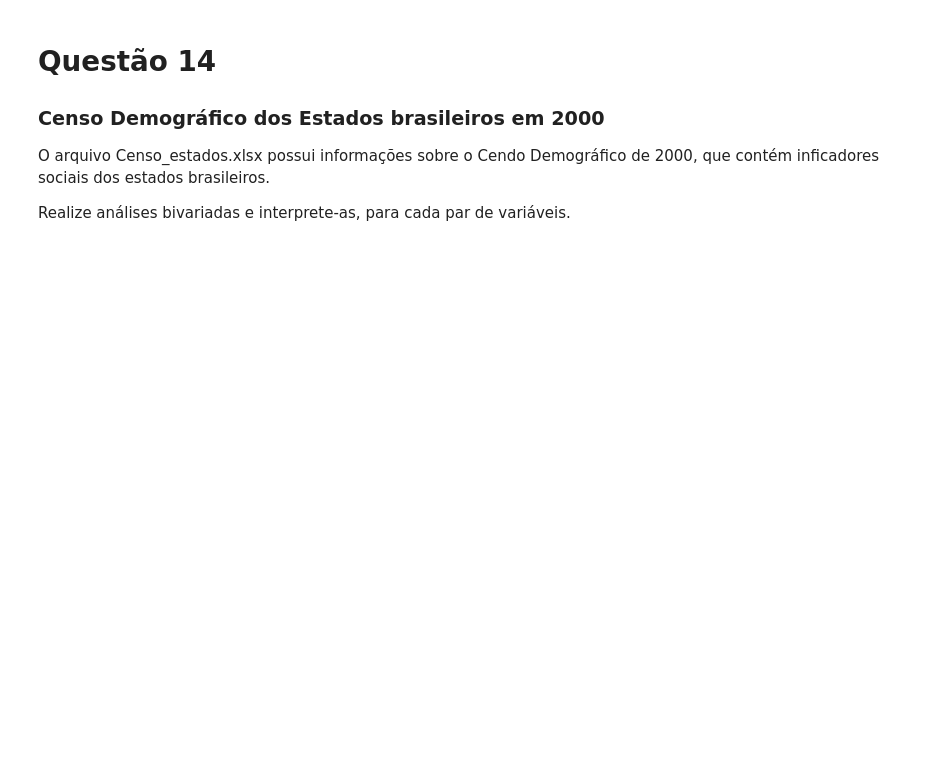
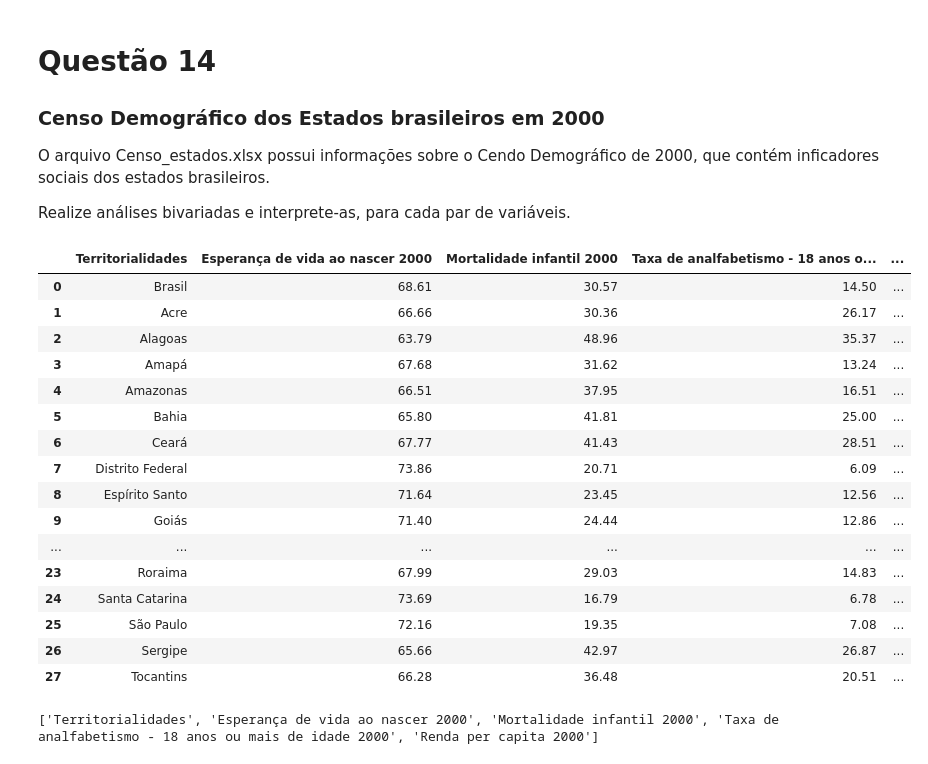
Before and after one commit to juliacereja/MetodosEstatisticos_26.2, a Jupyter notebook: aulas_praticas/15-revisao/Revisão.ipynb, the cells around one changed output. Drawn from its saved outputs; the diff is of its cells as text; code cells hidden in the pictures; blank space fills up the shorter version.

```diff
--- a/aulas_praticas/15-revisao/Revisão.ipynb
+++ b/aulas_praticas/15-revisao/Revisão.ipynb
@@ -1098,3 +1220,29 @@ O arquivo OECD_IDH_data.csv mostra os dados das Nações Unidas para os país
 O arquivo Censo_estados.xlsx possui informações sobre o Cendo Demográfico de 2000, que contém inficadores sociais dos estados brasileiros.
 
 Realize análises bivariadas e interprete-as, para cada par de variáveis.
+# %%
+censoestados = pd.read_excel('/Users/leonardorosa/Documents/poly a1/MetodosEstatisticos_26.2/aulas_praticas/15-revisao/Censo_estados.xlsx')
+
+censoestados
+# %% [output]
+|  | Territorialidades | Esperança de vida ao nascer 2000 | Mortalidade infantil 2000 | Taxa de analfabetismo - 18 anos o... | ... |
+| 0 | Brasil | 68.61 | 30.57 | 14.50 | ... |
+| 1 | Acre | 66.66 | 30.36 | 26.17 | ... |
+| 2 | Alagoas | 63.79 | 48.96 | 35.37 | ... |
+| 3 | Amapá | 67.68 | 31.62 | 13.24 | ... |
+| 4 | Amazonas | 66.51 | 37.95 | 16.51 | ... |
+| 5 | Bahia | 65.80 | 41.81 | 25.00 | ... |
+| 6 | Ceará | 67.77 | 41.43 | 28.51 | ... |
+| 7 | Distrito Federal | 73.86 | 20.71 | 6.09 | ... |
+| 8 | Espírito Santo | 71.64 | 23.45 | 12.56 | ... |
+| 9 | Goiás | 71.40 | 24.44 | 12.86 | ... |
+| ... | ... | ... | ... | ... | ... |
+| 23 | Roraima | 67.99 | 29.03 | 14.83 | ... |
+| 24 | Santa Catarina | 73.69 | 16.79 | 6.78 | ... |
+| 25 | São Paulo | 72.16 | 19.35 | 7.08 | ... |
+| 26 | Sergipe | 65.66 | 42.97 | 26.87 | ... |
+| 27 | Tocantins | 66.28 | 36.48 | 20.51 | ... |
+# %%
+print(list(censoestados.columns))
+# %% [output]
+['Territorialidades', 'Esperança de vida ao nascer 2000', 'Mortalidade infantil 2000', 'Taxa de analfabetismo - 18 anos ou mais de idade 2000', 'Renda per capita 2000']
```
Also changed, not shown: parts of 20 cells of this notebook, 1 other file.
